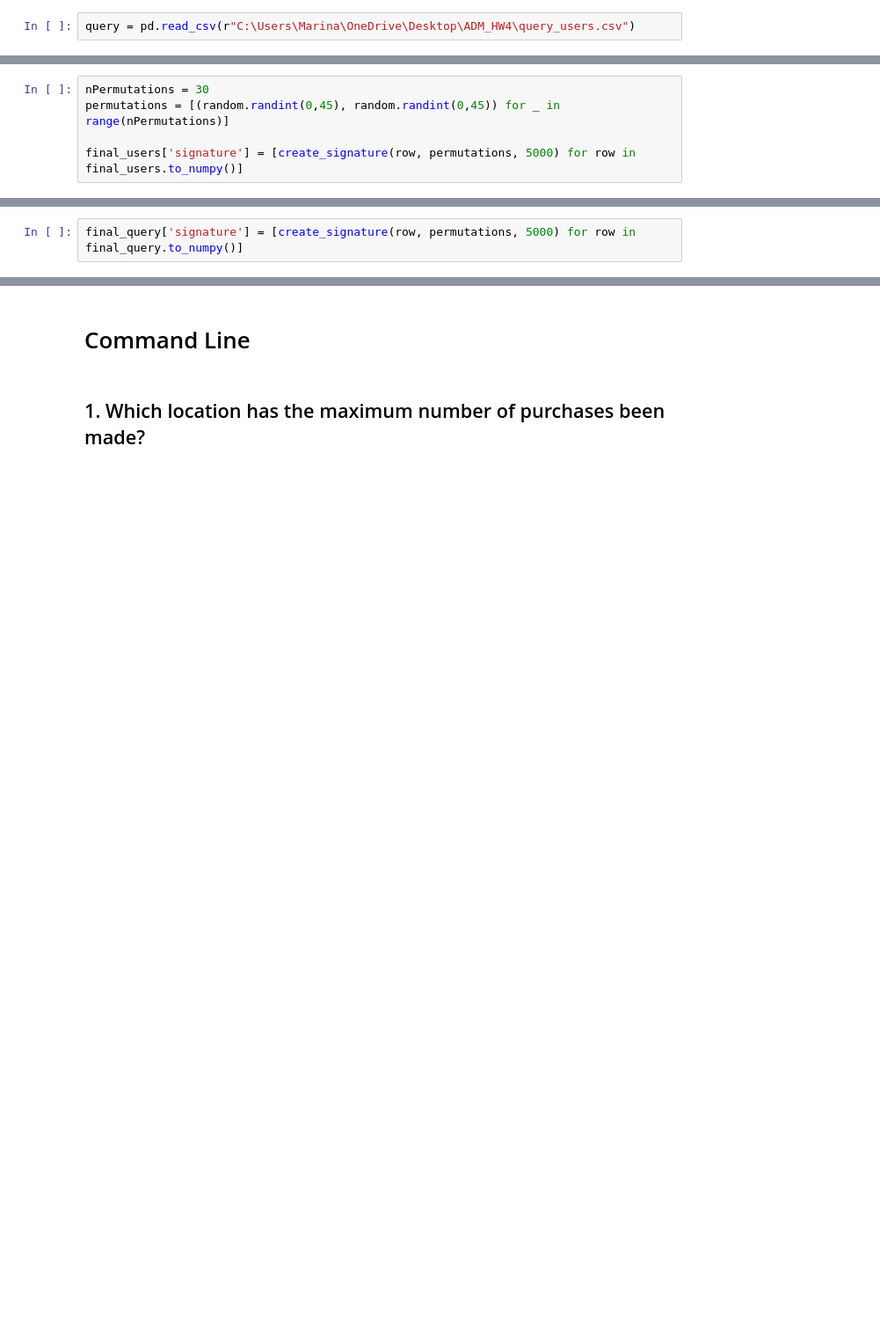
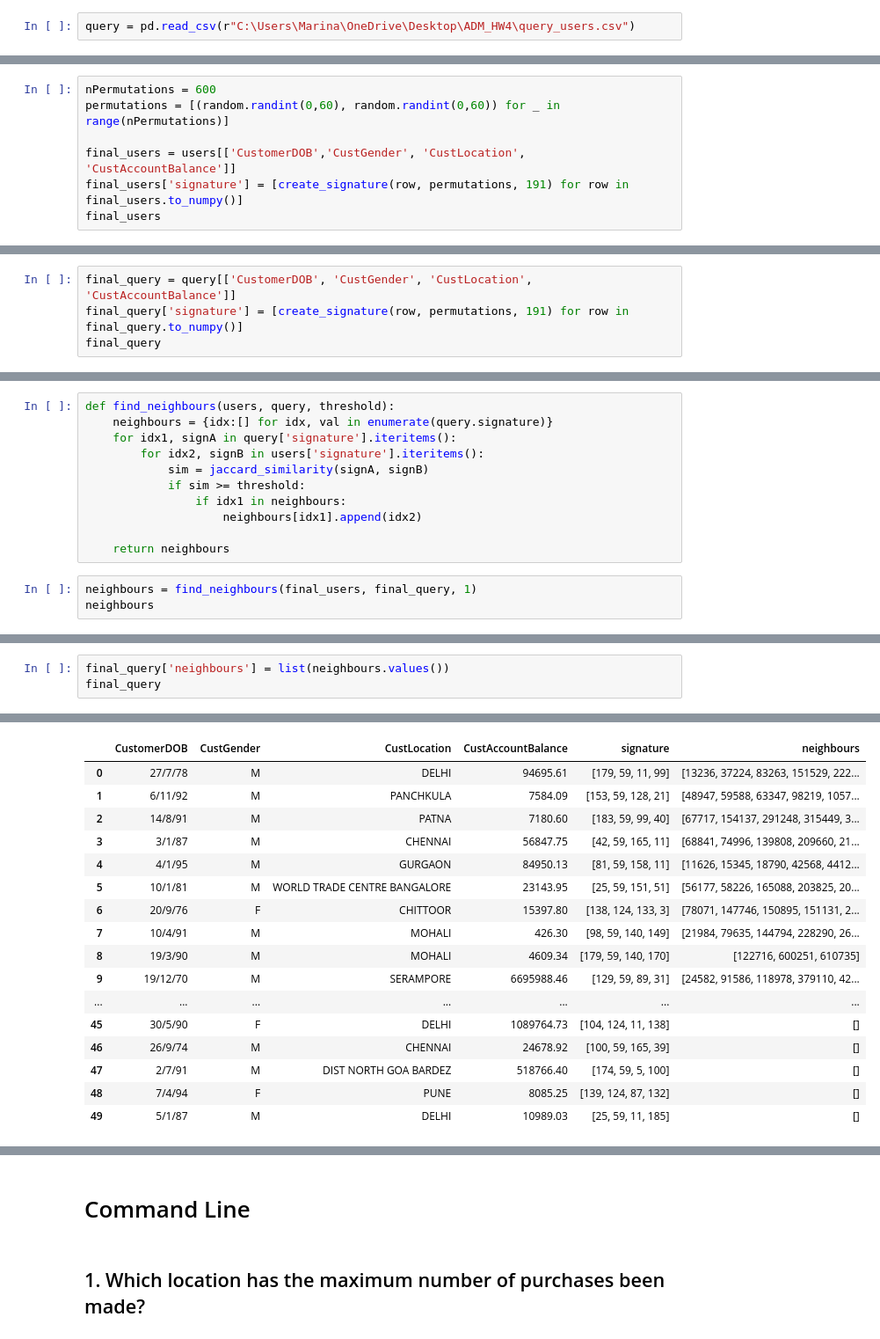
Before and after one commit to maryyyyna/ADM-HW4-Group14, a Jupyter notebook: Question1.ipynb, the cells around one changed output, grey strips where cells are left out. Shown at 88% size. Saved outputs shown, nothing was run; the diff lists cells and outputs as text; blank space fills up the shorter version.

```diff
--- a/Question1.ipynb
+++ b/Question1.ipynb
@@ -107,5 +121,7 @@ def create_signature(row, permutations, c):
 # %%
-nPermutations = 30
-permutations = [(random.randint(0,45), random.randint(0,45)) for _ in range(nPermutations)]
+nPermutations = 600
+permutations = [(random.randint(0,60), random.randint(0,60)) for _ in range(nPermutations)]
 
-final_users['signature'] = [create_signature(row, permutations, 5000) for row in final_users.to_numpy()]
+final_users = users[['CustomerDOB','CustGender', 'CustLocation', 'CustAccountBalance']]
+final_users['signature'] = [create_signature(row, permutations, 191) for row in final_users.to_numpy()]
+final_users
@@ -112,5 +142,7 @@ final_users['signature'] = [create_signature(row, permutations, 5000) for row in
 # %%
-final_query['signature'] = [create_signature(row, permutations, 5000) for row in final_query.to_numpy()]
+final_query = query[['CustomerDOB', 'CustGender', 'CustLocation', 'CustAccountBalance']]
+final_query['signature'] = [create_signature(row, permutations, 191) for row in final_query.to_numpy()]
+final_query
 # %% [output]
 A value is trying to be set on a copy of a slice from a DataFrame.
 Try using .loc[row_indexer,col_indexer] = value instead
@@ -155,0 +169,14 @@ final_query
+# %%
+def find_neighbours(users, query, threshold):
+    neighbours = {idx:[] for idx, val in enumerate(query.signature)}
+    for idx1, signA in query['signature'].iteritems():
+        for idx2, signB in users['signature'].iteritems():
+            sim = jaccard_similarity(signA, signB)
+            if sim >= threshold:
+                if idx1 in neighbours:
+                    neighbours[idx1].append(idx2)
+
+    return neighbours
+# %%
+neighbours = find_neighbours(final_users, final_query, 1)
+neighbours
@@ -155,0 +201,4 @@ final_query
+# %%
+final_query['neighbours'] = list(neighbours.values())
+final_query
+# %% [output]
@@ -155,0 +210,17 @@ final_query
+|  | CustomerDOB | CustGender | CustLocation | CustAccountBalance | signature | neighbours |
+| 0 | 27/7/78 | M | DELHI | 94695.61 | [179, 59, 11, 99] | [13236, 37224, 83263, 151529, 222... |
+| 1 | 6/11/92 | M | PANCHKULA | 7584.09 | [153, 59, 128, 21] | [48947, 59588, 63347, 98219, 1057... |
+| 2 | 14/8/91 | M | PATNA | 7180.60 | [183, 59, 99, 40] | [67717, 154137, 291248, 315449, 3... |
+| 3 | 3/1/87 | M | CHENNAI | 56847.75 | [42, 59, 165, 11] | [68841, 74996, 139808, 209660, 21... |
+| 4 | 4/1/95 | M | GURGAON | 84950.13 | [81, 59, 158, 11] | [11626, 15345, 18790, 42568, 4412... |
+| 5 | 10/1/81 | M | WORLD TRADE CENTRE BANGALORE | 23143.95 | [25, 59, 151, 51] | [56177, 58226, 165088, 203825, 20... |
+| 6 | 20/9/76 | F | CHITTOOR | 15397.80 | [138, 124, 133, 3] | [78071, 147746, 150895, 151131, 2... |
+| 7 | 10/4/91 | M | MOHALI | 426.30 | [98, 59, 140, 149] | [21984, 79635, 144794, 228290, 26... |
+| 8 | 19/3/90 | M | MOHALI | 4609.34 | [179, 59, 140, 170] | [122716, 600251, 610735] |
+| 9 | 19/12/70 | M | SERAMPORE | 6695988.46 | [129, 59, 89, 31] | [24582, 91586, 118978, 379110, 42... |
+| ... | ... | ... | ... | ... | ... | ... |
+| 45 | 30/5/90 | F | DELHI | 1089764.73 | [104, 124, 11, 138] | [] |
+| 46 | 26/9/74 | M | CHENNAI | 24678.92 | [100, 59, 165, 39] | [] |
+| 47 | 2/7/91 | M | DIST NORTH GOA BARDEZ | 518766.40 | [174, 59, 5, 100] | [] |
+| 48 | 7/4/94 | F | PUNE | 8085.25 | [139, 124, 87, 132] | [] |
+| 49 | 5/1/87 | M | DELHI | 10989.03 | [25, 59, 11, 185] | [] |
```
Also changed, not shown: parts of 15 cells of this notebook.
